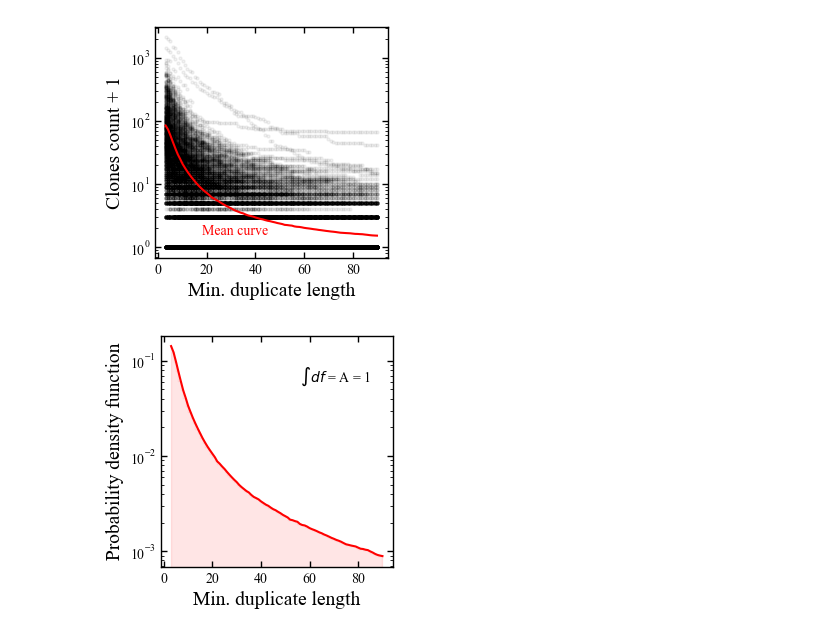
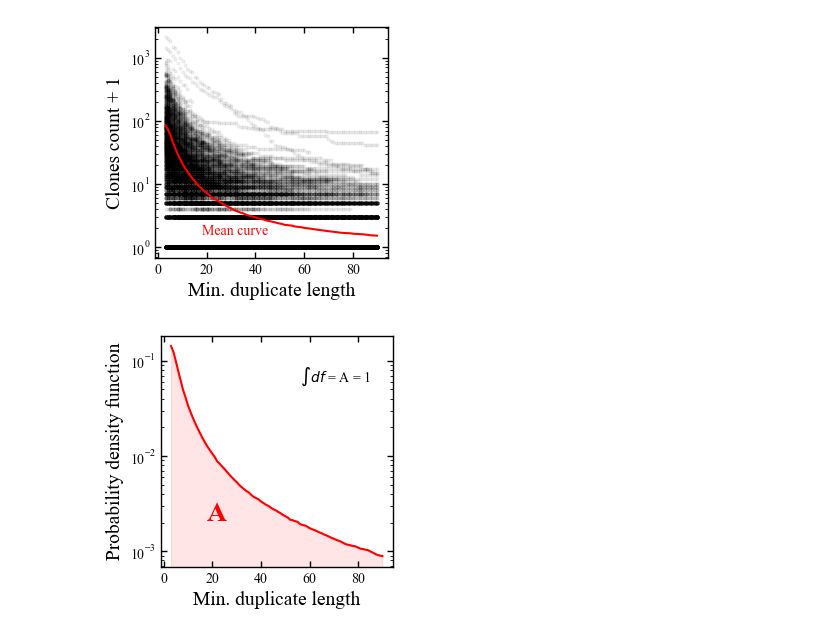
Before and after one commit to konstantgr/jupyter-duplicates-analysis, a Jupyter notebook: experiment_process.ipynb, the cells around one changed output. Drawn from its saved outputs; the diff is of its cells as text; code cells hidden in the pictures.

```diff
--- a/experiment_process.ipynb
+++ b/experiment_process.ipynb
@@ -103,31 +103,32 @@ for axis in ['top', 'bottom', 'left', 'right']:
 # %%
 plt.rcParams["font.family"] = "Times New Roman"
 width = 1
 length = 4
 
 fig, ax = plt.subplots(figsize=(3, 3))
 
 stats_tmp = ntb_stats_df.groupby("min_length").mean().reset_index()
 x, y = stats_tmp.min_length.to_numpy(), stats_tmp.clones_cnt.to_numpy()
 y = y / sum(y)
 
 ax.plot(x, y, color='r')
 ax.text(0.6, 0.8, r"$\int d f $ = A = 1", transform=ax.transAxes, fontsize=10)
+ax.text(0.2, 0.2, r"A", transform=ax.transAxes, fontsize=20, color='red', weight="bold")
 
 ax.set_xlabel("Min. duplicate length", fontsize=14)
 ax.set_ylabel("Probability density function", fontsize=14)
 ax.set_yscale('log')
 
 ax.tick_params(direction="in", length=length, width=width, labelsize=10)
 ax.tick_params(direction="in", which='minor', labelsize=10)
 
 ax.yaxis.set_ticks_position('both')
 ax.xaxis.set_ticks_position('both')
 
 for axis in ['top', 'bottom', 'left', 'right']:
     ax.spines[axis].set_linewidth(width)
 
 ax.fill_between(x, y, step="pre", alpha=0.1, color='r')
 fig.savefig("figures/stage_2.png", bbox_inches='tight', dpi=200)
 # %% [output]
-[figure, old version]
+[figure, new version]
```
Also changed, not shown: 1 other file.
